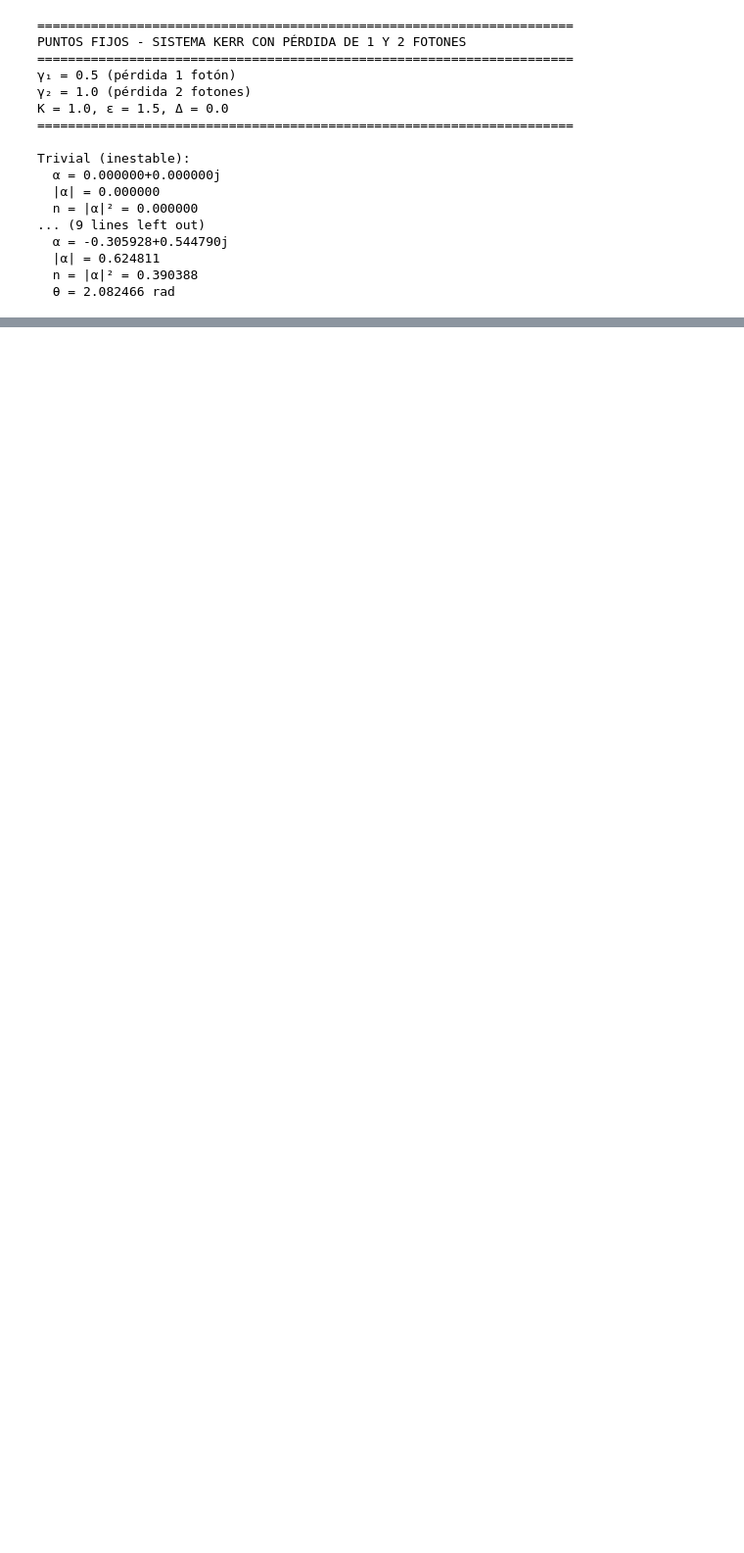
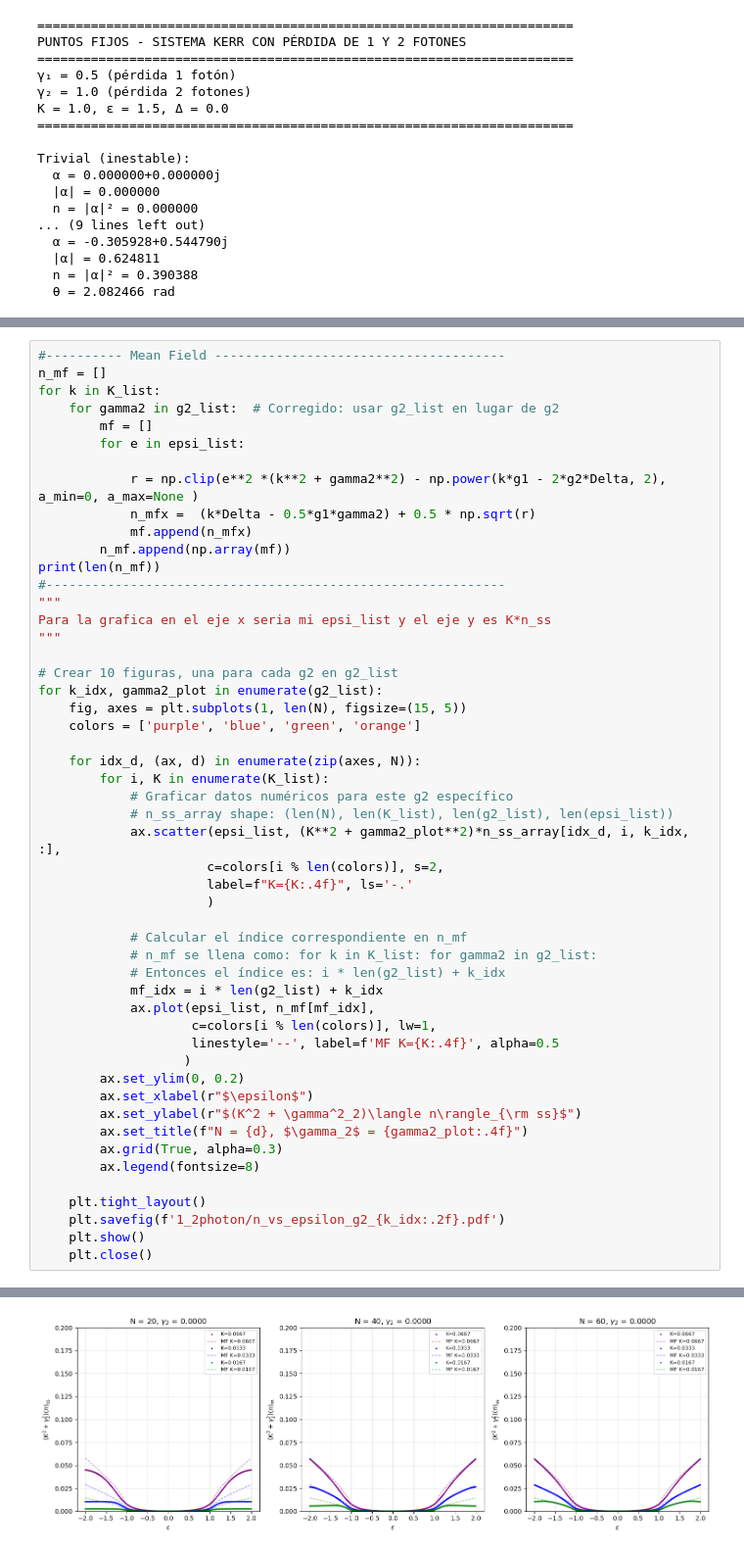
Before and after one commit to Art-999/QMPhysics, a Jupyter notebook: KerrOscilator/Loss_1_2photon.ipynb, the cells around one changed output, grey strips where cells are left out. Shown at 98% size. Drawn from its saved outputs; the diff is of its cells as text; blank space fills up the shorter version.

```diff
--- a/KerrOscilator/Loss_1_2photon.ipynb
+++ b/KerrOscilator/Loss_1_2photon.ipynb
@@ -1038,0 +1225,52 @@ Trivial (inestable):
+# %%
+#---------- Mean Field --------------------------------------
+n_mf = []
+for k in K_list:
+    for gamma2 in g2_list:  # Corregido: usar g2_list en lugar de g2
+        mf = []
+        for e in epsi_list:
+
+            r = np.clip(e**2 *(k**2 + gamma2**2) - np.power(k*g1 - 2*g2*Delta, 2), a_min=0, a_max=None )
+            n_mfx =  (k*Delta - 0.5*g1*gamma2) + 0.5 * np.sqrt(r)
+            mf.append(n_mfx)
+        n_mf.append(np.array(mf))
+print(len(n_mf))
+#------------------------------------------------------------
+"""
+Para la grafica en el eje x seria mi epsi_list y el eje y es K*n_ss
+"""
+
+# Crear 10 figuras, una para cada g2 en g2_list
+for k_idx, gamma2_plot in enumerate(g2_list):
+    fig, axes = plt.subplots(1, len(N), figsize=(15, 5))
+    colors = ['purple', 'blue', 'green', 'orange']
+
+    for idx_d, (ax, d) in enumerate(zip(axes, N)):
+        for i, K in enumerate(K_list):
+            # Graficar datos numéricos para este g2 específico
+            # n_ss_array shape: (len(N), len(K_list), len(g2_list), len(epsi_list))
+            ax.scatter(epsi_list, (K**2 + gamma2_plot**2)*n_ss_array[idx_d, i, k_idx, :],
+                      c=colors[i % len(colors)], s=2,
+                      label=f"K={K:.4f}", ls='-.'
+                      )
+
+            # Calcular el índice correspondiente en n_mf
+            # n_mf se llena como: for k in K_list: for gamma2 in g2_list:
+            # Entonces el índice es: i * len(g2_list) + k_idx
+            mf_idx = i * len(g2_list) + k_idx
+            ax.plot(epsi_list, n_mf[mf_idx],
+                    c=colors[i % len(colors)], lw=1,
+                    linestyle='--', label=f'MF K={K:.4f}', alpha=0.5
+                   )
+        ax.set_ylim(0, 0.2)
+        ax.set_xlabel(r"$\epsilon$")
+        ax.set_ylabel(r"$(K^2 + \gamma^2_2)\langle n\rangle_{\rm ss}$")
+        ax.set_title(f"N = {d}, $\gamma_2$ = {gamma2_plot:.4f}")
+        ax.grid(True, alpha=0.3)
+        ax.legend(fontsize=8)
+
+    plt.tight_layout()
+    plt.savefig(f'1_2photon/n_vs_epsilon_g2_{k_idx:.2f}.pdf')
+    plt.show()
+    plt.close()
+# %% [output]
@@ -1038,0 +1278 @@ Trivial (inestable):
+[figure, added]
```
Also changed, not shown: parts of 6 cells of this notebook, 23 other files.
